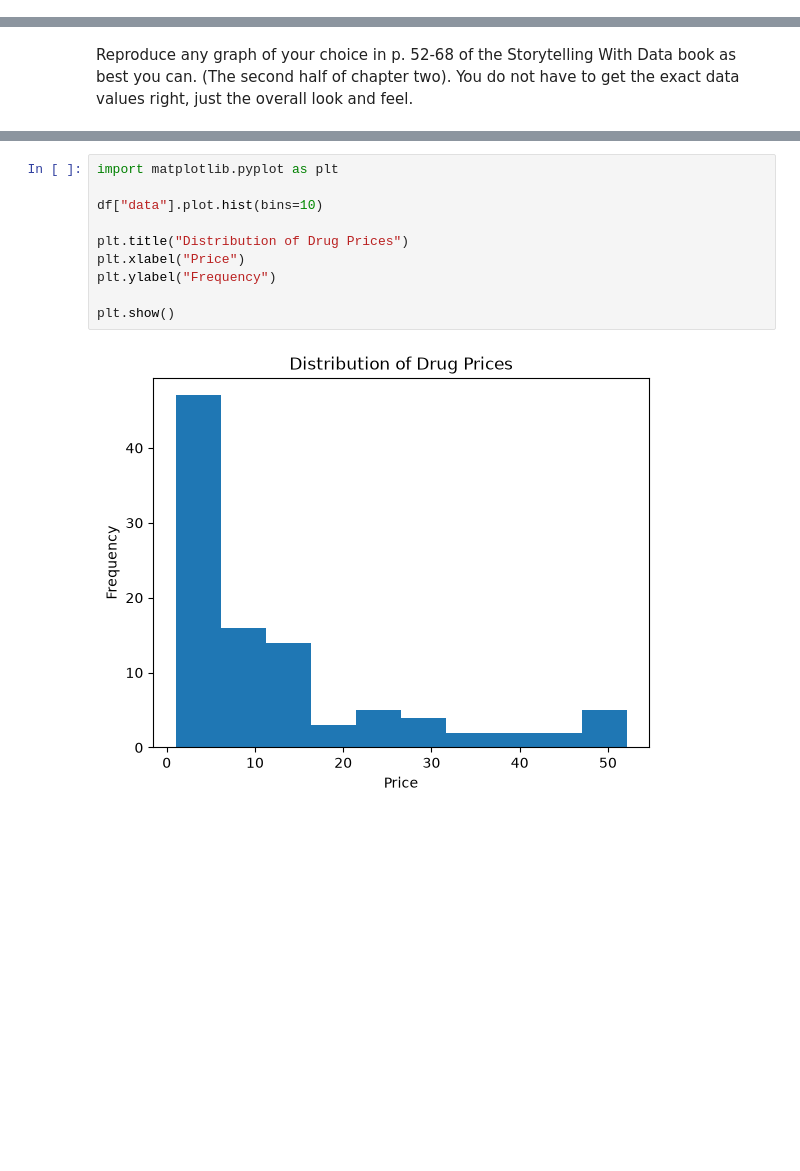
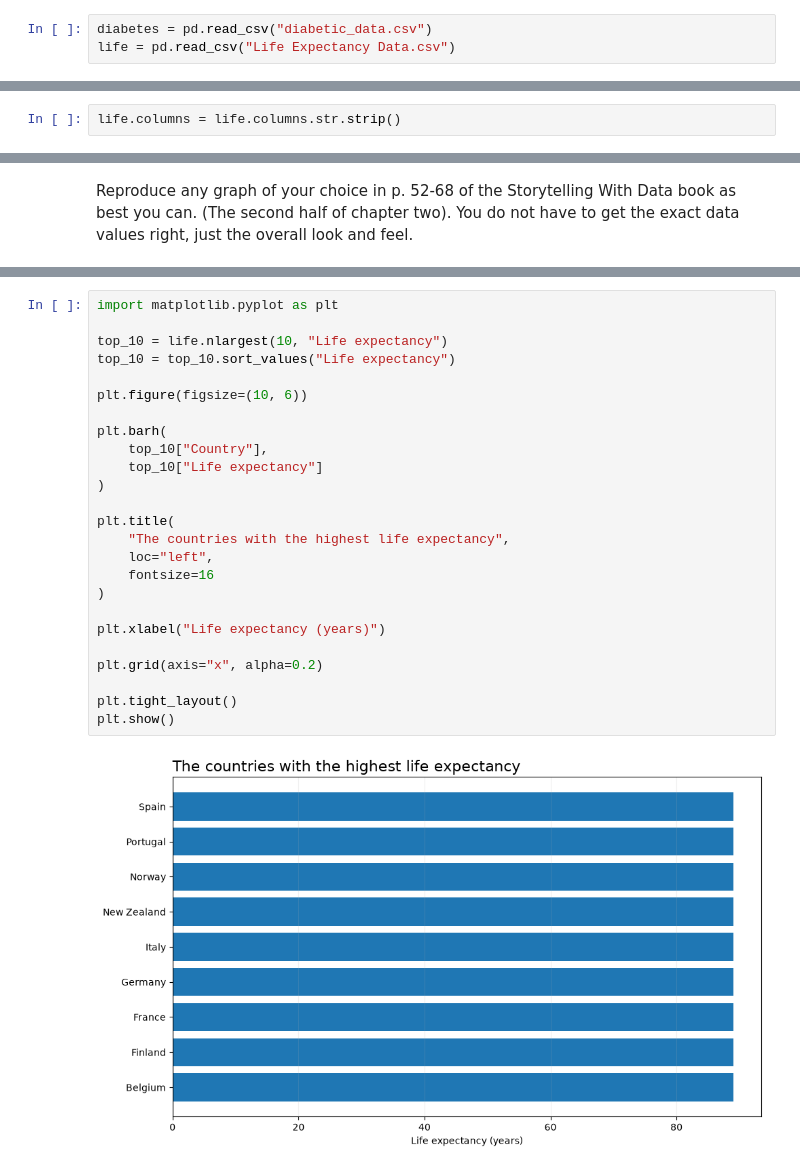
Before and after one commit to mrostayee/Module-B-semester-2, a Jupyter notebook: Week4.ipynb, the cells around one changed output, grey strips where cells are left out. Saved outputs shown, nothing was run; the diff lists cells and outputs as text; blank space fills up the shorter version.

```diff
--- a/Week4.ipynb
+++ b/Week4.ipynb
@@ -61,0 +111,3 @@ This week, you will do the same types of exercises as last week, but you should
+# %%
+diabetes = pd.read_csv("diabetic_data.csv")
+life = pd.read_csv("Life Expectancy Data.csv")
@@ -61,0 +256,2 @@ This week, you will do the same types of exercises as last week, but you should
+# %%
+life.columns = life.columns.str.strip()
@@ -66,12 +350,27 @@ Reproduce any graph of your choice in p. 52-68 of the Storytelling With Data boo
 # %%
 import matplotlib.pyplot as plt
 
-df["data"].plot.hist(bins=10)
+top_10 = life.nlargest(10, "Life expectancy")
+top_10 = top_10.sort_values("Life expectancy")
 
-plt.title("Distribution of Drug Prices")
-plt.xlabel("Price")
-plt.ylabel("Frequency")
+plt.figure(figsize=(10, 6))
 
+plt.barh(
+    top_10["Country"],
+    top_10["Life expectancy"]
+)
+
+plt.title(
+    "The countries with the highest life expectancy",
+    loc="left",
+    fontsize=16
+)
+
+plt.xlabel("Life expectancy (years)")
+
+plt.grid(axis="x", alpha=0.2)
+
+plt.tight_layout()
 plt.show()
 # %% [output]
-[figure, old version]
+[figure, new version]
```
Also changed, not shown: parts of 28 cells of this notebook.
